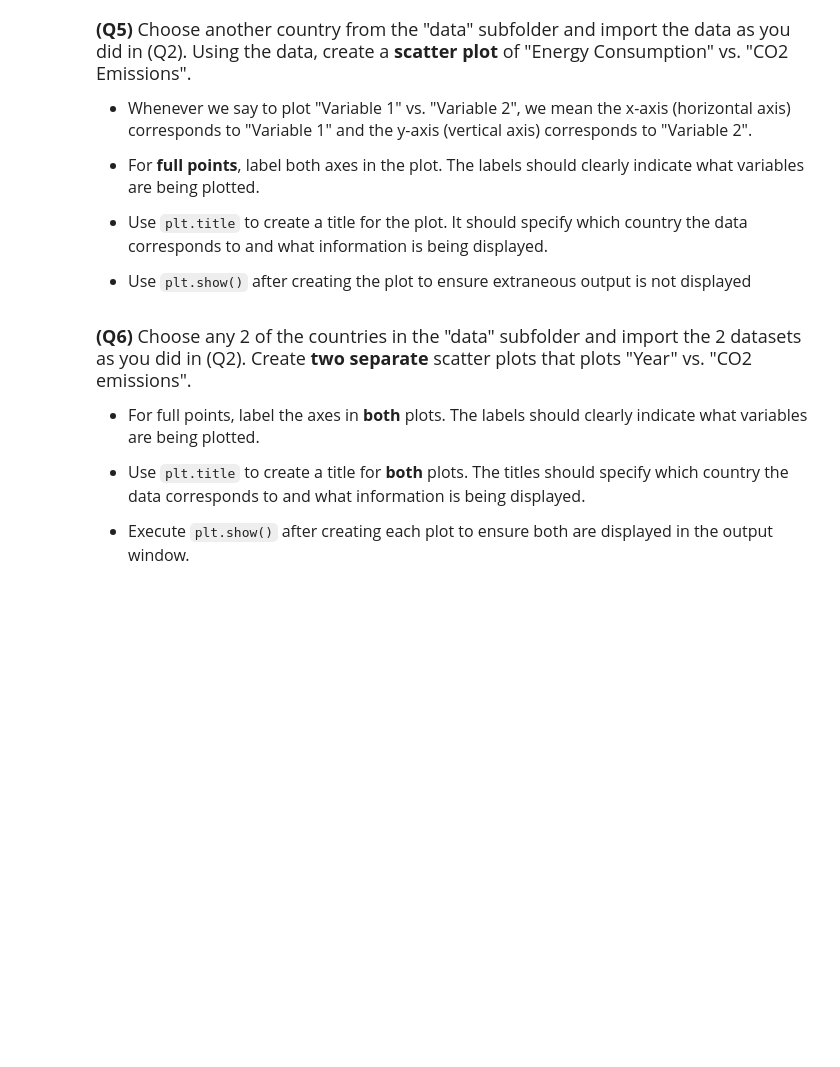
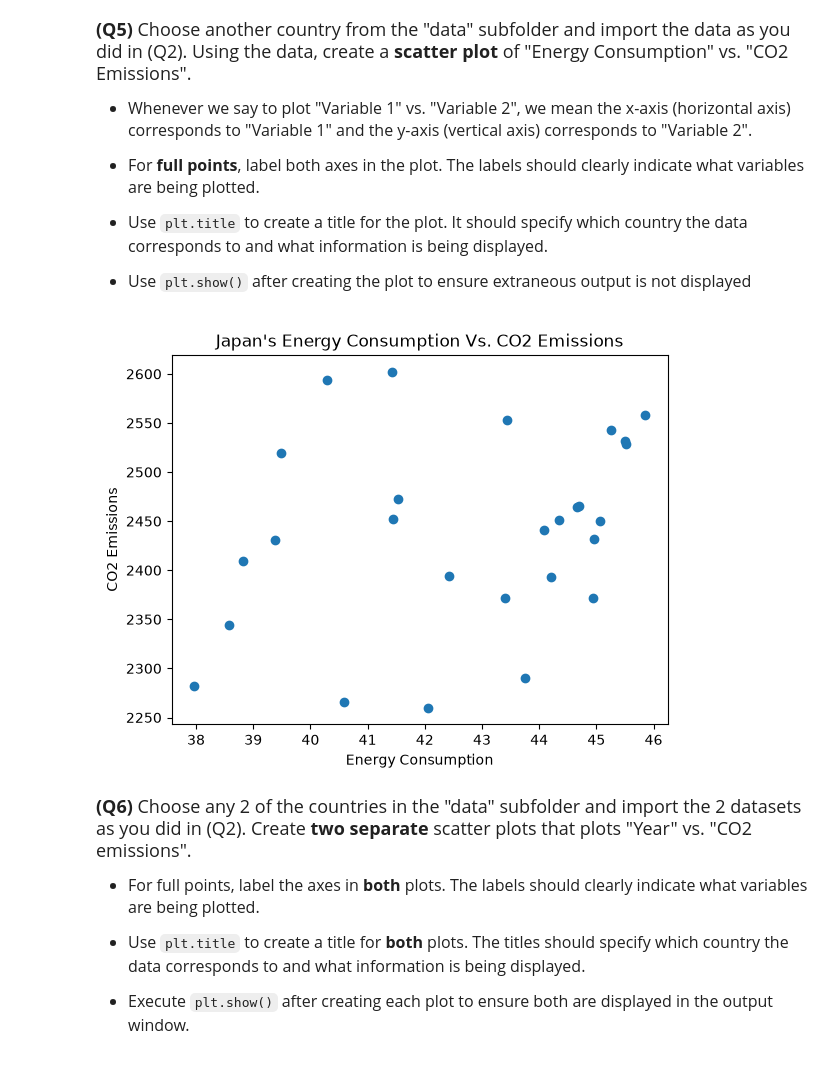
Before and after one commit to JoshuaKozo/datasci185fall2026, a Jupyter notebook: _assignments/assignment_2/Assignment2.ipynb, the cells around one changed output. Saved outputs shown, nothing was run; the diff lists cells and outputs as text; code cells hidden in the pictures; blank space fills up the shorter version.

```diff
--- a/_assignments/assignment_2/Assignment2.ipynb
+++ b/_assignments/assignment_2/Assignment2.ipynb
@@ -112,3 +128,15 @@ us_emissions["CO2_emission"].describe()
+# %%
+# Write your answer
+japan_emissions = pd.read_csv('data/japan_emission.csv')
+columns_japan = ["Year", "Energy_consumption", "CO2_emission", "GDP"]
+
+plt.scatter(x = japan_emissions[columns_japan[1]], y = japan_emissions[columns_japan[2]])
+plt.xlabel("Energy Consumption")
+plt.ylabel("CO2 Emissions")
+plt.title("Japan's Energy Consumption Vs. CO2 Emissions")
+plt.show()
+# %% [output]
+[figure, added]
 # %% [markdown]
 <font size = "4">
 
```
Also changed, not shown: parts of 8 cells of this notebook.
